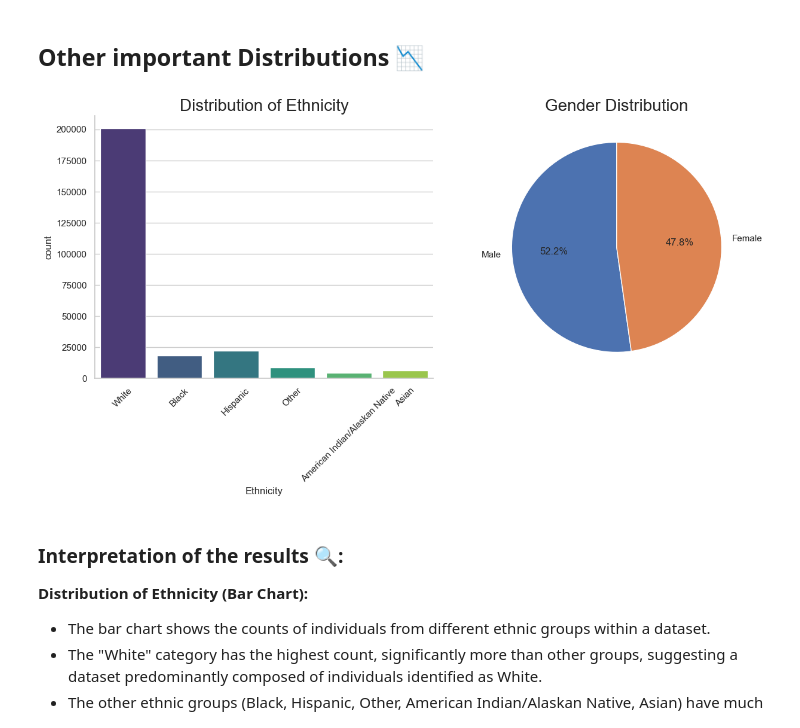
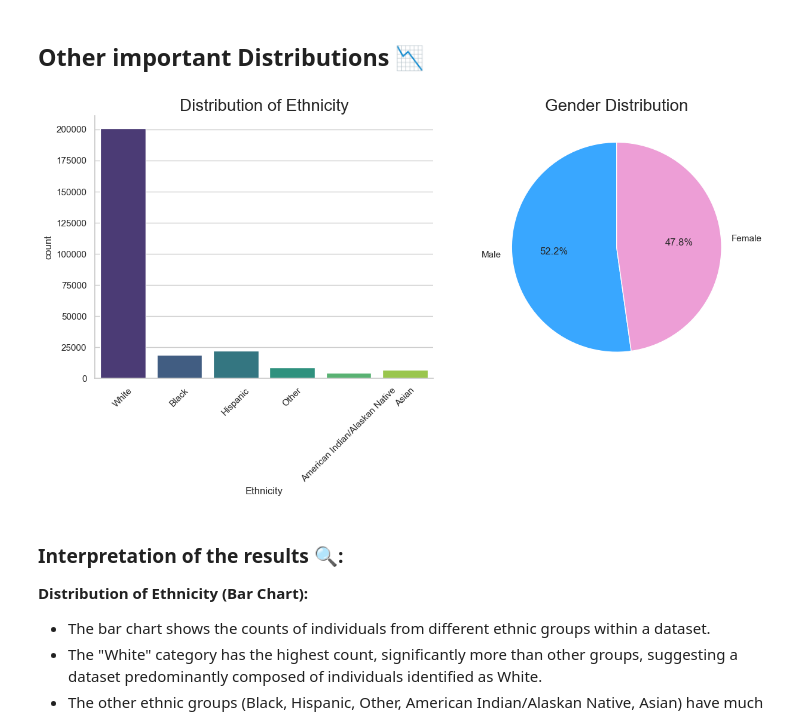
Before and after one commit to Dadd0/AI_MedCare_282401, a Jupyter notebook: main.ipynb, the cells around one changed output. Saved outputs shown, nothing was run; the diff lists cells and outputs as text; code cells hidden in the pictures.

```diff
--- a/main.ipynb
+++ b/main.ipynb
@@ -314,17 +341,17 @@ plt.tight_layout()
 # %%
 fig, axes = plt.subplots(1,2, figsize = (13,7))
 
 sns.countplot(data = medcenter_df, x = 'Ethnicity', palette = 'viridis', ax = axes[0])
 axes[0].tick_params(axis='x', labelrotation=45)
 axes[0].set_title("Distribution of Ethnicity", fontsize = 20)
 axes[0].spines['top'].set_visible(False)
 axes[0].spines['right'].set_visible(False)
 
 plt.title("Gender Distribution", fontsize = 20)
-plt.pie(medcenter_df['Gender'].value_counts(), autopct='%1.1f%%', labels=['Male', 'Female'], startangle = 90)
+plt.pie(medcenter_df['Gender'].value_counts(), autopct='%1.1f%%', labels=['Male', 'Female'], startangle = 90, colors = ["#39A7FF","#ED9ED6"])
 plt.tight_layout()
 # %% [output]
-[figure, old version]
+[figure, new version]
 # %% [markdown]
 ### Interpretation of the results 🔍:
 
```
Also changed, not shown: parts of 17 cells of this notebook.
